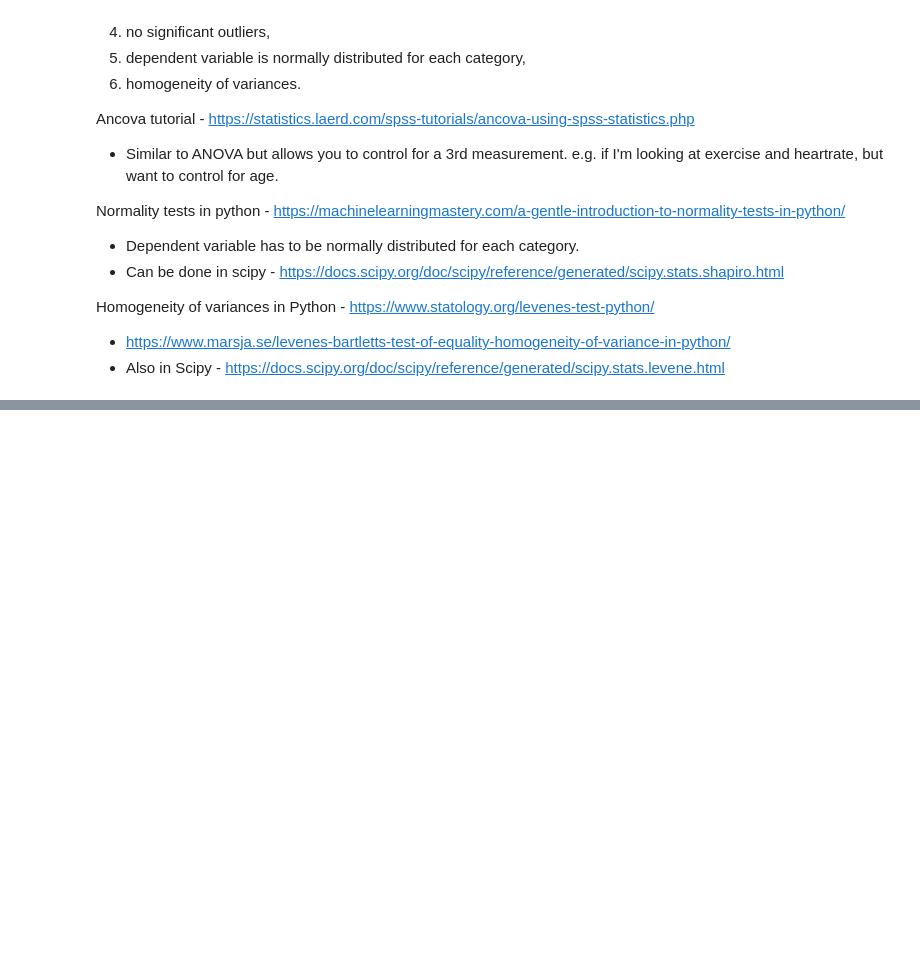
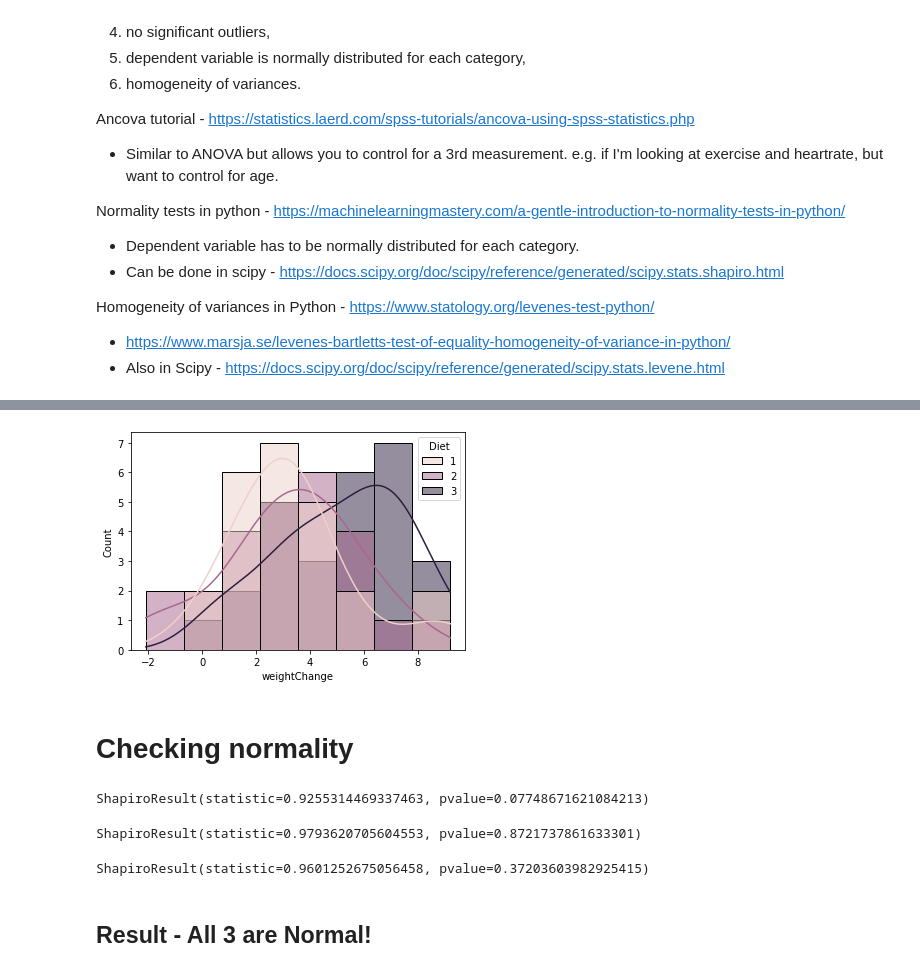
Before and after one commit to OtherBrian/machine-learning, a Jupyter notebook: scipy-stats.ipynb, the cells around one changed output, grey strips where cells are left out. Cells and saved outputs as stored; diff of their text form; code cells hidden in the pictures; blank space fills up the shorter version.

```diff
--- a/scipy-stats.ipynb
+++ b/scipy-stats.ipynb
@@ -51,0 +104,21 @@ import seaborn as sns
+# %%
+sns.histplot(data=diet_df, x='weightChange', hue='Diet', kde=True);
+# %% [output]
+[figure, added]
+# %% [markdown]
+# Checking normality
+# %%
+from scipy import stats
+stats.shapiro(diet1['weightChange'])
+# %% [output]
+ShapiroResult(statistic=0.9255314469337463, pvalue=0.07748671621084213)
+# %%
+stats.shapiro(diet2['weightChange'])
+# %% [output]
+ShapiroResult(statistic=0.9793620705604553, pvalue=0.8721737861633301)
+# %%
+stats.shapiro(diet3['weightChange'])
+# %% [output]
+ShapiroResult(statistic=0.9601252675056458, pvalue=0.37203603982925415)
+# %% [markdown]
+## Result - All 3 are Normal!
```
Also changed, not shown: parts of 16 cells of this notebook.
